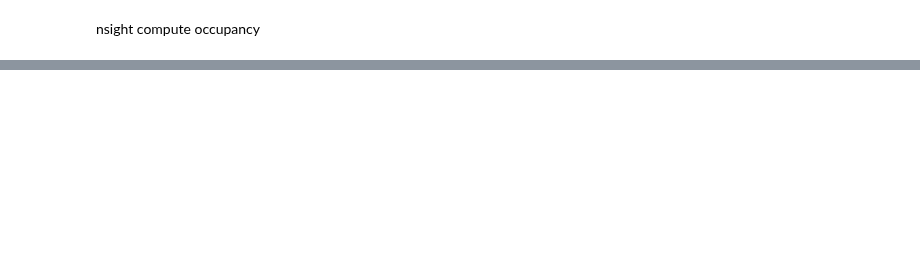
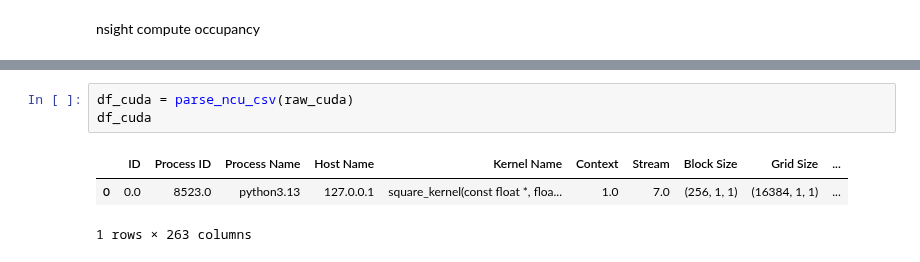
Before and after one commit to mematcha/gpumode-projects-notebook, a Jupyter notebook: 02_Labs/Lecture 1/Compare_Square_Implementations.ipynb, the cells around one changed output, grey strips where cells are left out. Saved outputs shown, nothing was run; the diff lists cells and outputs as text; blank space fills up the shorter version.

```diff
--- a/02_Labs/Lecture 1/Compare_Square_Implementations.ipynb
+++ b/02_Labs/Lecture 1/Compare_Square_Implementations.ipynb
@@ -412,0 +397,7 @@ skip compile(triton): extra inductor kernels, not useful for occupancy
+# %%
+df_cuda = parse_ncu_csv(raw_cuda)
+df_cuda
+# %% [output]
+|  | ID | Process ID | Process Name | Host Name | Kernel Name | Context | Stream | Block Size | Grid Size | ... |
+| 0 | 0.0 | 8523.0 | python3.13 | 127.0.0.1 | square_kernel(const float *, floa... | 1.0 | 7.0 | (256, 1, 1) | (16384, 1, 1) | ... |
+1 rows × 263 columns
```
Also changed, not shown: parts of 15 cells of this notebook, 2 other files.
